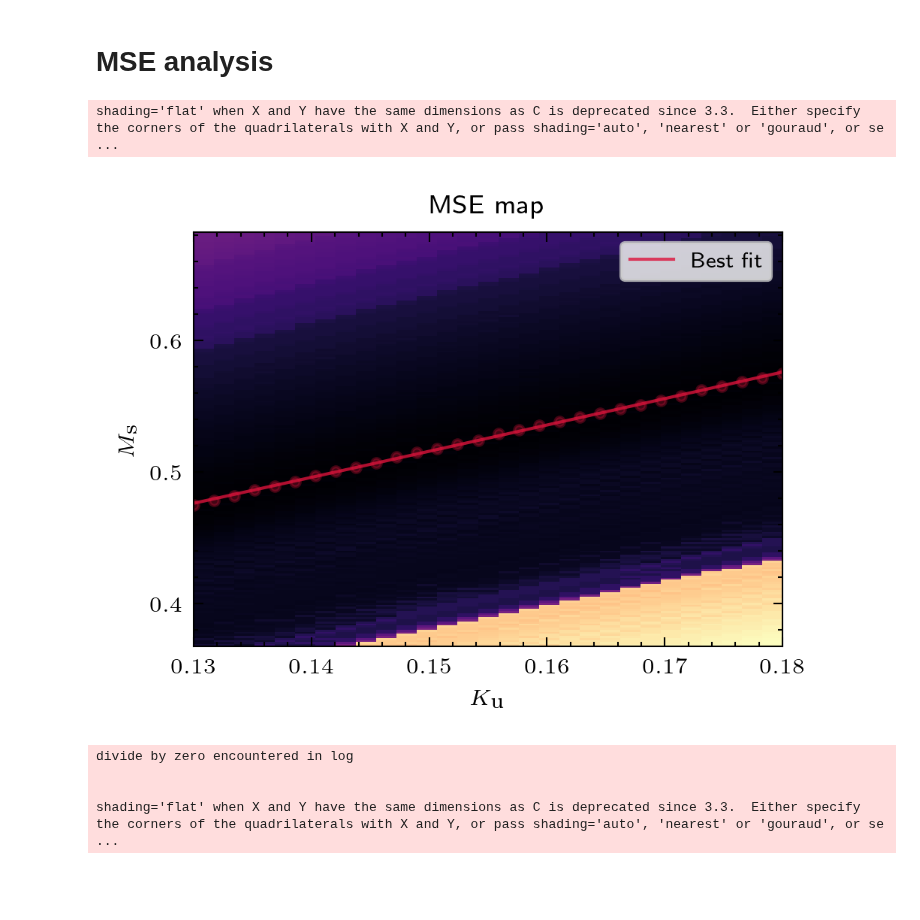
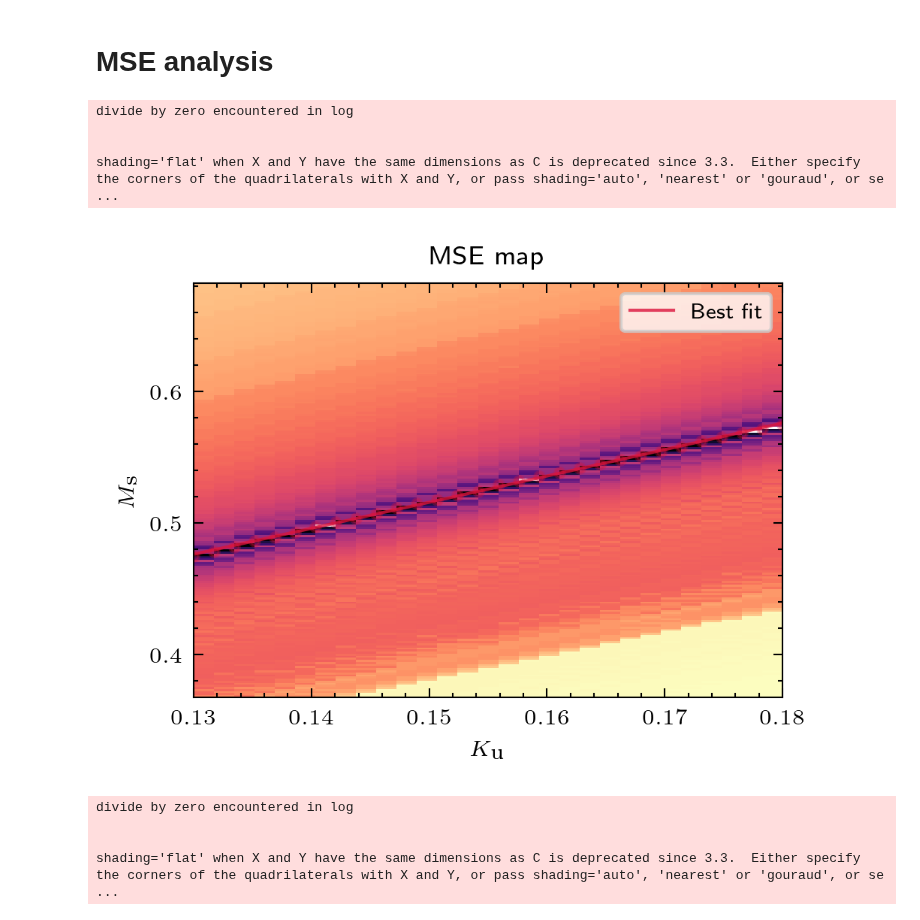
Before and after one commit to LemurPwned/cmtj, a Jupyter notebook: examples/harmonic-hall/VoltageSpinDiodeFits.ipynb, the cells around one changed output. Drawn from its saved outputs; the diff is of its cells as text; code cells hidden in the pictures; blank space fills up the shorter version.

```diff
--- a/examples/harmonic-hall/VoltageSpinDiodeFits.ipynb
+++ b/examples/harmonic-hall/VoltageSpinDiodeFits.ipynb
@@ -12,11 +12,0 @@ vsd4p = pd.read_csv("./VSD/5360_4p.csv", sep='\t')
-# %%
-OeToAm = 79.57747
-with plt.style.context(['science', 'nature']):
-    fig, ax = plt.subplots(dpi=300)
-    for f in np.arange(1, 8):
-        ax.plot(vsd2p[f"2pf_{f}.0_GHz"] * OeToAm / 1e3,
-                vsd2p[f"2pf_{f}.0_GHz.1"] * 1e6,
-                label=f"{f} GHz")
-        ax.set_xlabel("H [kA/m]")
-        ax.set_ylabel(r"$V [\mu V]$")
-        fig.legend()
@@ -30,8 +18,8 @@ Ry0 = [1.008]
 SMR = [-0.464]
 AMR = [-0.053]
 AHE = [-5.71]
-w = [2e-5]
-l = [3e-5]
+w = [3e-5]
+l = [2e-5]
 
 
 def butter_bandpass_filter(data, pass_freq, fs, order=5):
@@ -193,8 +181,8 @@ Ry0 = [1.008]
 SMR = [-0.464]
 AMR = [-0.053]
 AHE = [-5.71]
-w = [2e-5]
-l = [3e-5]
+w = [3e-5]
+l = [2e-5]
 
 
 def simulate_lorentz(Ms, Ku, frequency, orient, alpha=1e-4, Irf=0.5e-3):
@@ -275,7 +263,7 @@ vscans = []
 fscan = np.arange(12, 17)
 # orient = '4p'
 alpha = 30e-3
-for orient, irf in zip(('4p', '2p'), (0.75e-3, 0.5e-3)):
+for orient, irf in zip(('4p', '2p'), (0.75e-3, 0.45e-3)):
     for f in tqdm(fscan):
         hscan, vscan = simulate_lorentz(0.525,
                                         1.54e5,
@@ -308,10 +296,12 @@ with plt.style.context(['science', 'nature']):
         for i, f in enumerate(fscan):
             if orient == '2p':
                 H = (vsd2p[f"2pf_{f}.0_GHz"] * OeToAm / 1e3).dropna()
-                V = (vsd2p[f"2pf_{f}.0_GHz.1"] * 1e6).dropna()
+                V = (vsd2p[f"2pf_{f}.0_GHz.1"] * 1e6).dropna().values
+                V = V - V.mean()
             else:
                 H = (vsd4p[f"4pf_{f}.0_GHz"] * OeToAm / 1e3).dropna()
-                V = (vsd4p[f"4pf_{f}.0_GHz.1"] * 1e6).dropna()
+                V = (vsd4p[f"4pf_{f}.0_GHz.1"] * 1e6).dropna().values
+                V = V - V.mean()
             ax[j].plot(
                 H,
                 V,
@@ -623,32 +613,35 @@ with Pool(8) as pool:
 # %%
 def fn(x, a, b, c, d):
     return a * np.power(b, (x / c)) + d
 
 
 min_line = VSD_mse.argmin(axis=1)  # shape 200
 Ms_min = Ms_space[min_line]
 y = Ms_min
 X = Ku_space
 popt, _ = curve_fit(fn, X, y)
 
 magma = sns.color_palette('magma', as_cmap=True)
 with plt.style.context(['science', 'nature']):
     fig, ax = plt.subplots(dpi=300)
     ax.plot(X / 1e6, y, 'o', color='crimson', alpha=0.3)
     ax.plot(X / 1e6,
             fn(X, *popt),
             color='crimson',
             alpha=0.8,
             label='Best fit')
-    im = ax.pcolormesh(Ku_space / 1e6, Ms_space, VSD_mse.T, cmap=magma)
+    im = ax.pcolormesh(Ku_space / 1e6, Ms_space, np.log(VSD_mse.T), cmap=magma)
     ax.set_title(r"MSE map")
     ax.set_xlabel(r"$K_\textrm{u}$")
     ax.set_ylabel(r"$M_\textrm{s}$")
     ax.legend(frameon=True)
     fig.tight_layout()
 # %% [output]
+divide by zero encountered in log
+
+
 shading='flat' when X and Y have the same dimensions as C is deprecated since 3.3.  Either specify the corners of the quadrilaterals with X and Y, or pass shading='auto', 'nearest' or 'gouraud', or se ...
-[figure, old version]
+[figure, new version]
 # %%
 Ku_ = np.asarray([0.12, 0.13, 0.14, 0.15, 0.16, 0.17, 0.18]) * 1e6
 Ms_ = fn(Ku_, *popt)
```
Also changed, not shown: parts of 3 cells of this notebook, 2 other files.
